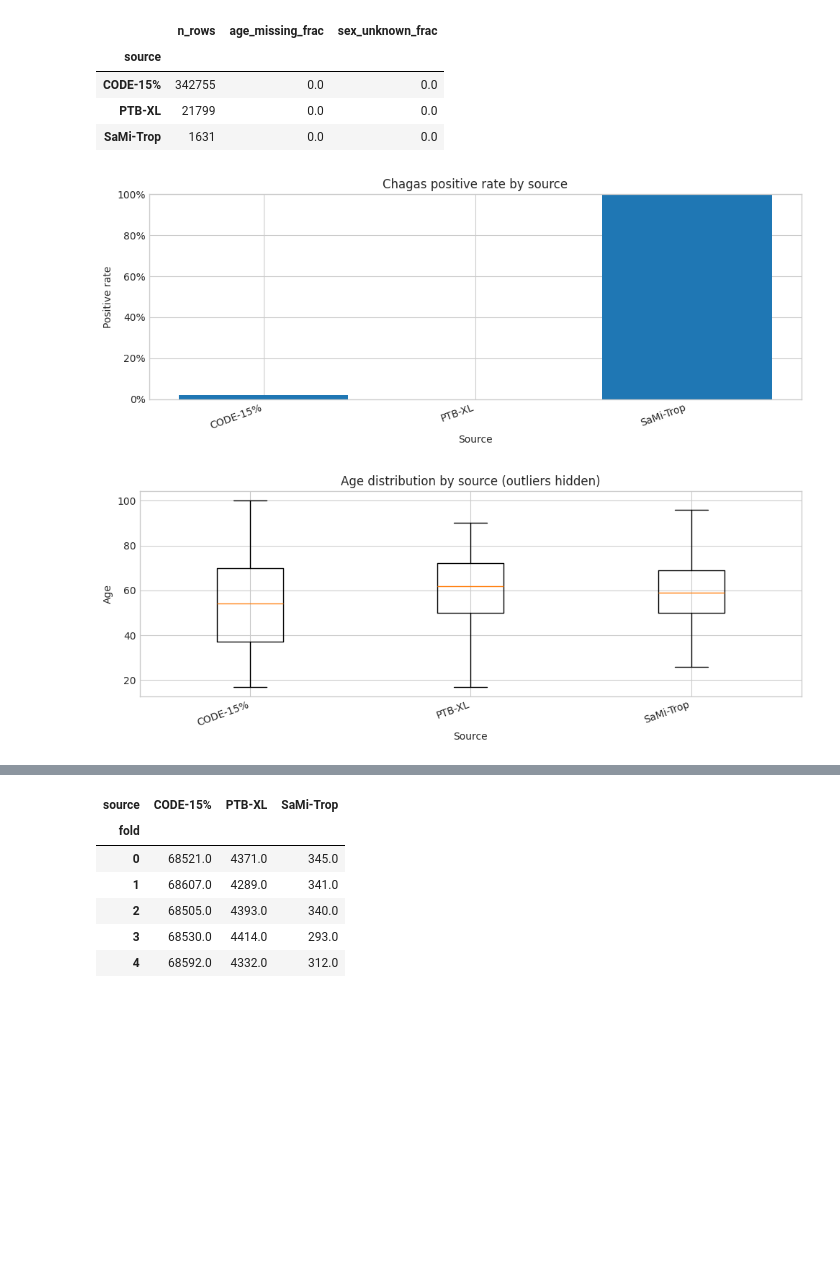
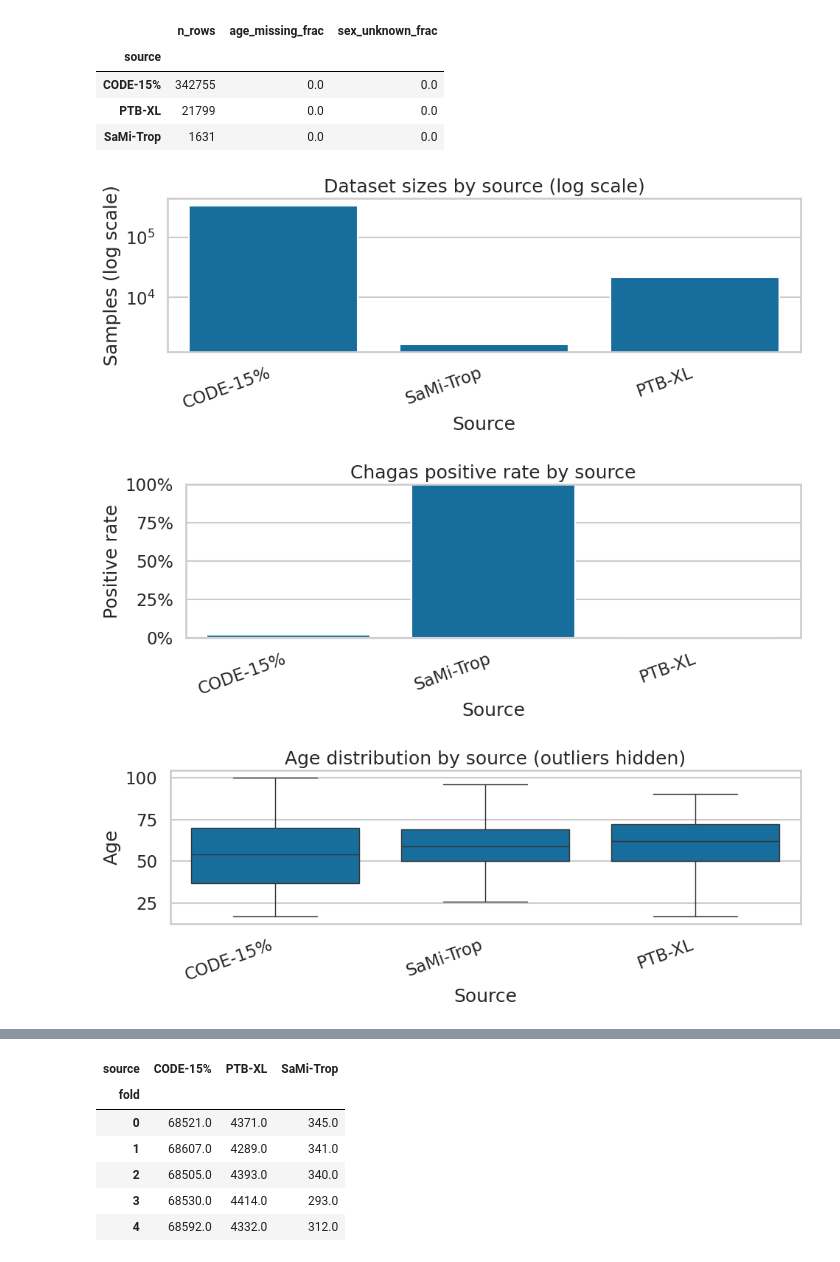
Before and after one commit to floherzler/ecg-chagas-embeddings, a Jupyter notebook: src/ecg_chagas_embeddings/notebooks/datasets.ipynb, the cells around one changed output, grey strips where cells are left out. Drawn from its saved outputs; the diff is of its cells as text; code cells hidden in the pictures; blank space fills up the shorter version.

Commit message:
feat: improve datasets notebook for fold comparison

```diff
--- a/src/ecg_chagas_embeddings/notebooks/datasets.ipynb
+++ b/src/ecg_chagas_embeddings/notebooks/datasets.ipynb
@@ -19,6 +27,7 @@ import numpy as np
 import pandas as pd
 import matplotlib.pyplot as plt
 from matplotlib.ticker import PercentFormatter
+import seaborn as sns
 
 try:
     from IPython.display import display
@@ -26,10 +35,8 @@ except Exception:
     def display(*args, **kwargs):
         return None
 
-try:
-    plt.style.use('seaborn-v0_8-whitegrid')
-except Exception:
-    pass
+sns.set_theme(context='talk', style='whitegrid')
+sns.set_palette('colorblind')
 
 # --- Configure metadata path ---
 # You can also set an env var: META_PATH=/path/to/metadata.csv
@@ -90,6 +97,19 @@ if not np.issubdtype(df['fold'].dtype, np.number):
 
 df['fold'] = df['fold'].astype('Int64')
 
+
+def ordered_sources(series: pd.Series) -> list[str]:
+    preferred = ['CODE-15%', 'CODE-15', 'SaMi-Trop', 'Sami-Trop', 'PTB-XL']
+    existing = [x for x in pd.unique(series.dropna())]
+    ordered = [s for s in preferred if s in existing]
+    ordered += [s for s in sorted(existing) if s not in ordered]
+    return ordered
+
+
+def ordered_folds(series: pd.Series) -> list[int]:
+    return sorted(pd.unique(series.dropna().astype(int)).tolist())
+
+
 print('Rows:', len(df))
 print('Sources:', df['source'].nunique())
 print('Folds:', df['fold'].nunique())
@@ -206,46 +228,62 @@ display(missingness)
 | PTB-XL | 21799 | 0.0 | 0.0 |
 | SaMi-Trop | 1631 | 0.0 | 0.0 |
 # %%
-# Plot: label balance per source
-src_order = sorted(df['source'].dropna().unique())
+# Plot: dataset size (log scale) + label balance per source
+src_order = ordered_sources(df['source'])
+
+source_counts = (
+    df.groupby('source')['exam_id']
+      .count()
+      .reindex(src_order)
+      .rename('n')
+      .reset_index()
+)
 
 fig, ax = plt.subplots(1, 1, figsize=(10, 4))
+sns.barplot(data=source_counts, x='source', y='n', order=src_order, ax=ax)
+ax.set_yscale('log')
+ax.set_title('Dataset sizes by source (log scale)')
+ax.set_xlabel('Source')
+ax.set_ylabel('Samples (log scale)')
+plt.xticks(rotation=20, ha='right')
+plt.tight_layout()
+plt.show()
 
-# compute positive rate per source
+# Plot: label balance per source
 pos_rate = (
     df.groupby('source')['chagas']
       .mean()
       .reindex(src_order)
+      .rename('pos_rate')
+      .reset_index()
 )
 
-ax.bar(src_order, pos_rate.values)
+fig, ax = plt.subplots(1, 1, figsize=(10, 4))
+sns.barplot(data=pos_rate, x='source', y='pos_rate', order=src_order, ax=ax)
 ax.yaxis.set_major_formatter(PercentFormatter(1.0))
 ax.set_title('Chagas positive rate by source')
 ax.set_xlabel('Source')
 ax.set_ylabel('Positive rate')
 ax.set_ylim(0, 1)
 plt.xticks(rotation=20, ha='right')
 plt.tight_layout()
 plt.show()
 
 # Plot: age distribution by source (boxplot)
 age_df = df[df['age'].notna()].copy()
 
 fig, ax = plt.subplots(1, 1, figsize=(10, 4))
-ax.boxplot(
-    [age_df.loc[age_df.source == s, 'age'].values for s in src_order],
-    labels=src_order,
-    showfliers=False,
-)
+sns.boxplot(data=age_df, x='source', y='age', order=src_order, ax=ax, showfliers=False)
 ax.set_title('Age distribution by source (outliers hidden)')
 ax.set_xlabel('Source')
 ax.set_ylabel('Age')
 plt.xticks(rotation=20, ha='right')
 plt.tight_layout()
 plt.show()
 # %% [output]
-[figure, old version]
+[figure, new version]
-[figure, old version]
+[figure, new version]
+[figure, added]
 # %% [markdown]
 ## 2) Fold structure (counts and label balance)
 
```
Also changed, not shown: parts of 11 cells of this notebook.
